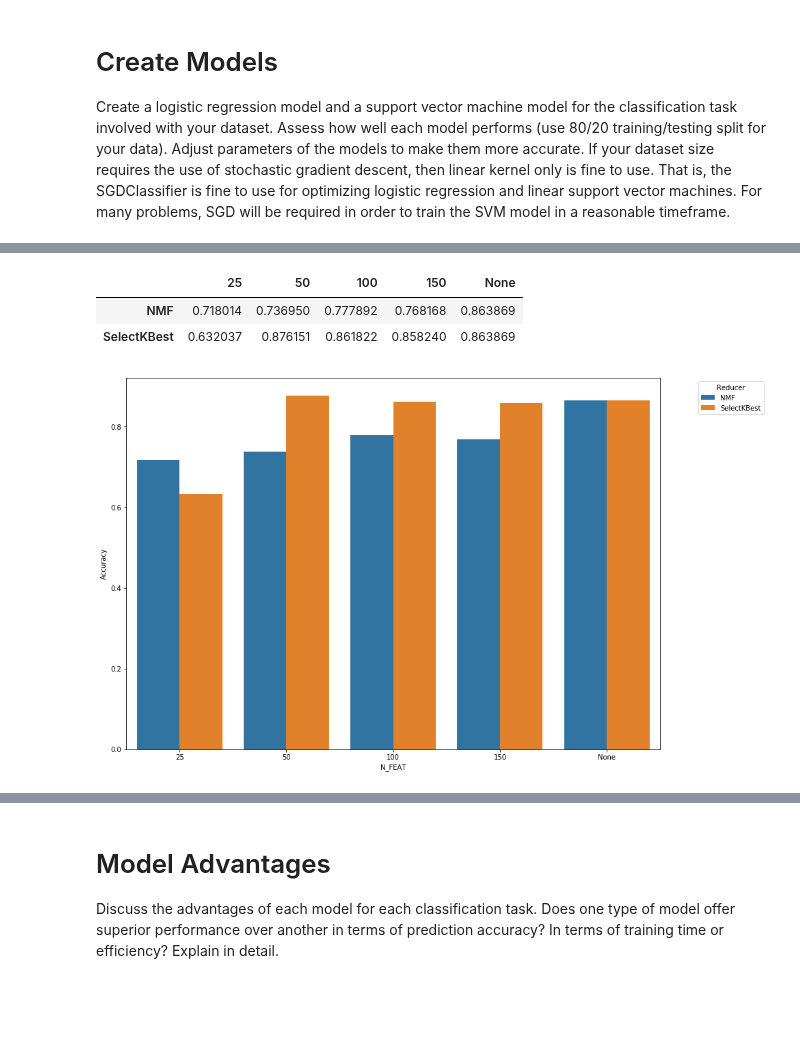
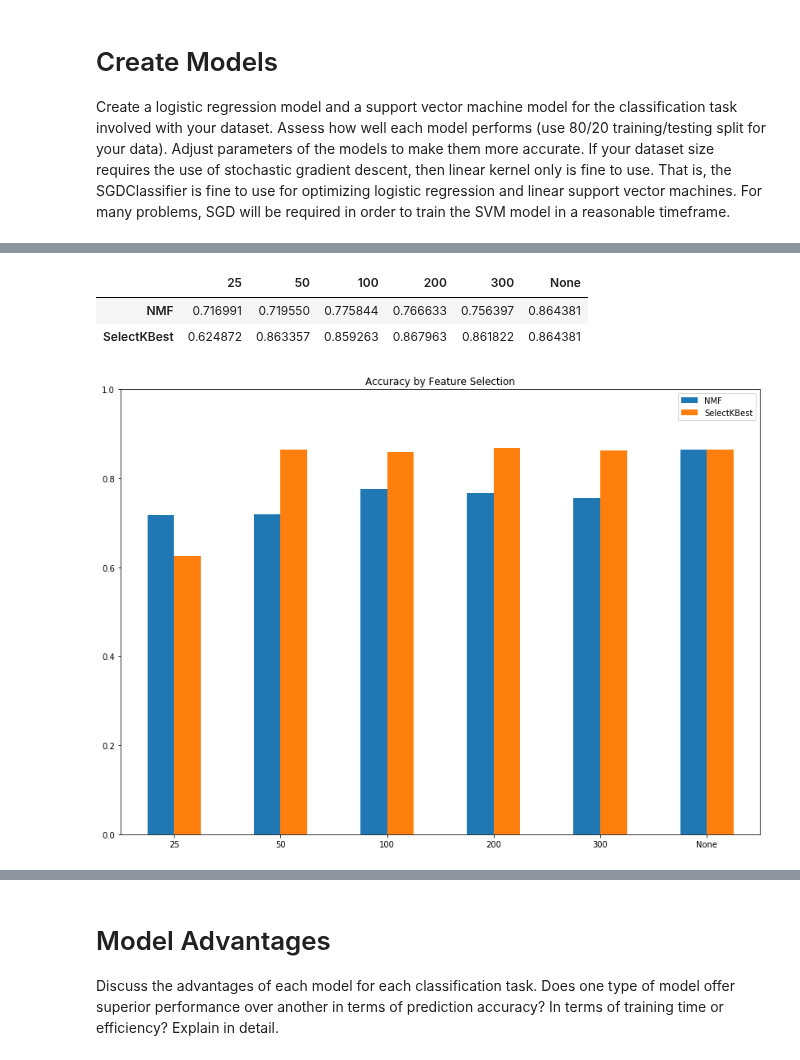
Before and after one commit to stmillett/MSDS7331_NorthCarolinaDataset, a Jupyter notebook: MiniLab2/Data Mining - Lab 2.ipynb, the cells around one changed output, grey strips where cells are left out. Drawn from its saved outputs; the diff is of its cells as text; code cells hidden in the pictures; blank space fills up the shorter version.

```diff
--- a/MiniLab2/Data Mining - Lab 2.ipynb
+++ b/MiniLab2/Data Mining - Lab 2.ipynb
@@ -11,8 +11,8 @@ Maryam Shahini
 <br> Steven Millett
 # %%
 #Set global variables
-N_FEATURES_OPTIONS = [25 , 50, 100, 150]
-C_OPTIONS = [1e-2, 1e-1, 1e0, 1e1, 1e2, 1e3, 1e4]
+N_FEATURES_OPTIONS = [25 , 50, 100, 200, 300]
+C_OPTIONS = [1e-4, 1e-3, 1e-2, 1e-1, 1e0, 1e1, 1e2, 1e3, 1e4]
 
 #Import data
 
@@ -197,50 +198,38 @@ reduce_labels=['NMF','SelectKBest']
 
 temp_N_FEATURES_OPTIONS = [str(r) for r in N_FEATURES_OPTIONS]
 temp_N_FEATURES_OPTIONS=temp_N_FEATURES_OPTIONS+['None']
 
 reduce_temp = pd.DataFrame(columns=reduce_labels,index=temp_N_FEATURES_OPTIONS,
                                data=np.linspace(.1,.25,num=len(temp_N_FEATURES_OPTIONS)*len(reduce_labels)).reshape(+len(temp_N_FEATURES_OPTIONS),len(reduce_labels)))
 
 
 for i, (param, score) in enumerate(zip(params, mean_scores)):
     trigger=0
     reduce_state = str(param['reduce_dim']).split('(')[0]
     if 'reduce_dim__k' in param:
         N_FEAT = str(param['reduce_dim__k'])
         trigger=1
     elif 'reduce_dim__n_components' in param:
         N_FEAT = str(param['reduce_dim__n_components'])
         trigger=1
     else:
         if reduce_temp.at['None','NMF'] < score:
             reduce_temp.at['None','NMF'] = score
             reduce_temp.at['None','SelectKBest'] = score
 
     if trigger == 1:
         if reduce_temp.at[N_FEAT,reduce_state] < score:
             reduce_temp.at[N_FEAT,reduce_state] = score
 
 
 display(reduce_temp.transpose())
 
-reduce_temp['N_FEAT']=reduce_temp.index
-reduce_temp= reduce_temp.set_index(['N_FEAT']).stack().reset_index(name='Accuracy').rename(columns={'level_1':'Reducer'})
-
-a4_dims = (14, 10)
-fig, ax = plt.subplots(figsize=a4_dims)
-g = sns.barplot(x="N_FEAT",y='Accuracy',hue='Reducer',data=reduce_temp);
-leg = plt.legend( loc = 'upper right',title='Reducer')
-bb = leg.get_bbox_to_anchor().inverse_transformed(ax.transAxes)
-# Change to location of the legend.
-xOffset = .20
-bb.x0 += xOffset
-bb.x1 += xOffset
-leg.set_bbox_to_anchor(bb, transform = ax.transAxes)
+reduce_temp.plot(kind='bar',ylim=(0,1),figsize=(14,10),title='Accuracy by Feature Selection',rot=0);
 # %% [output]
-|  | 25 | 50 | 100 | 150 | None |
-| NMF | 0.718014 | 0.736950 | 0.777892 | 0.768168 | 0.863869 |
-| SelectKBest | 0.632037 | 0.876151 | 0.861822 | 0.858240 | 0.863869 |
+|  | 25 | 50 | 100 | 200 | 300 | None |
+| NMF | 0.716991 | 0.719550 | 0.775844 | 0.766633 | 0.756397 | 0.864381 |
+| SelectKBest | 0.624872 | 0.863357 | 0.859263 | 0.867963 | 0.861822 | 0.864381 |
-[figure, old version]
+[figure, new version]
 # %%
 #print(grid_search.best_estimator_)
 display(grid_search.best_index_)
```
Also changed, not shown: parts of 3 cells of this notebook, 1 other file.
